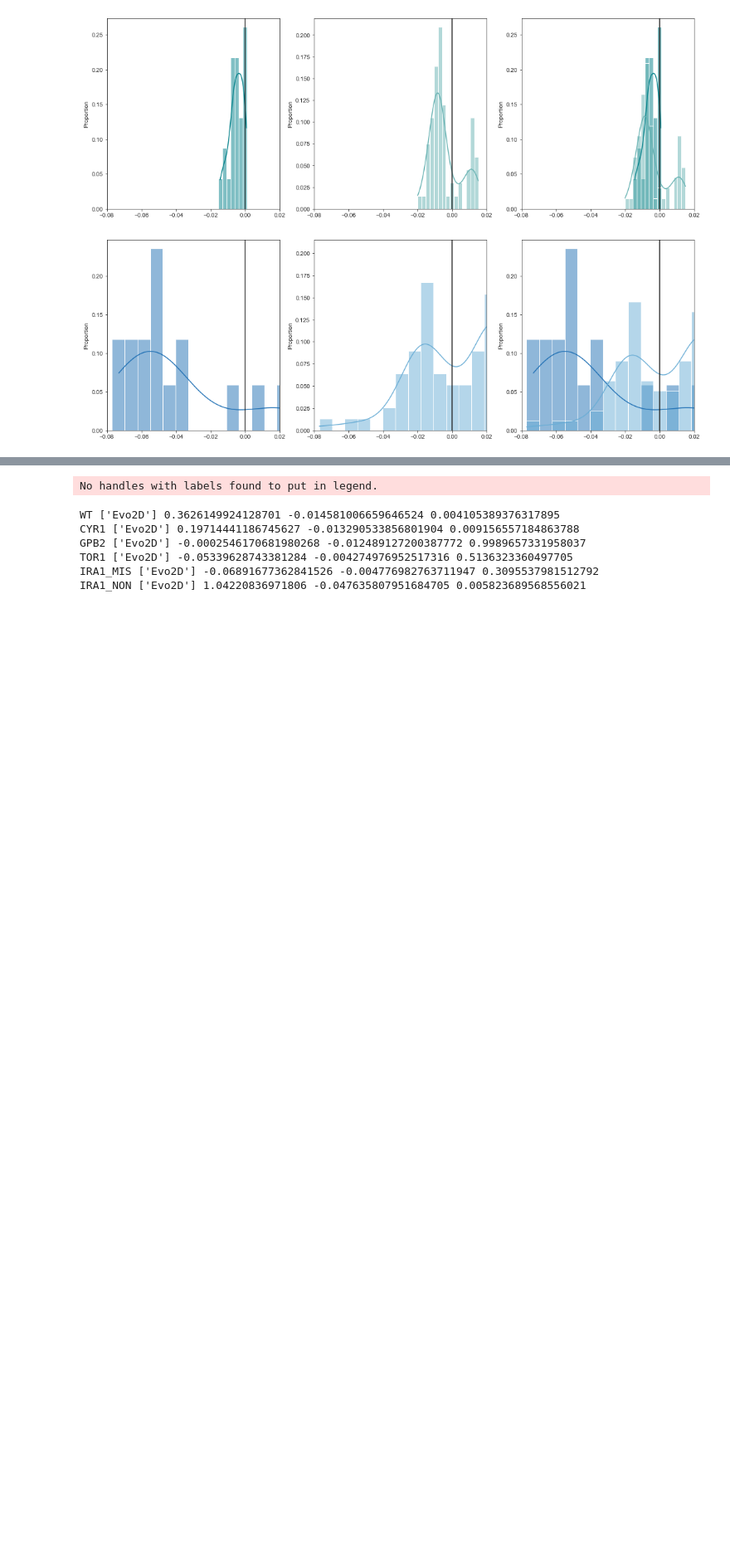
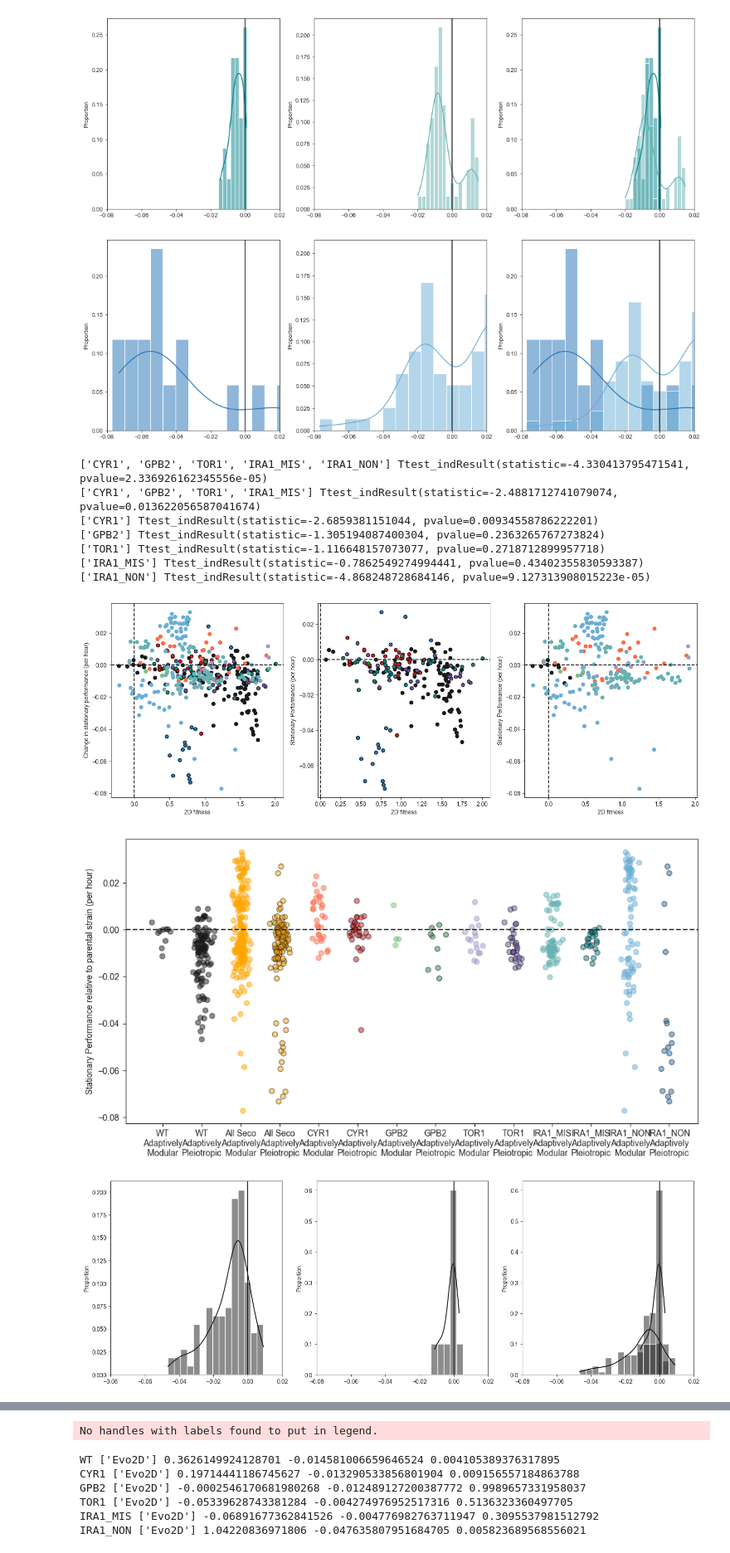
Before and after one commit to grantkinsler/EvolvingFront, a Jupyter notebook: code/analysis/2D fitness vs stationary performance.ipynb, the cells around one changed output, grey strips where cells are left out. Shown at 83% size. Drawn from its saved outputs; the diff is of its cells as text; code cells hidden in the pictures; blank space fills up the shorter version.

Commit message:
adjustments to tradeoff figures

```diff
--- a/code/analysis/2D fitness vs stationary performance.ipynb
+++ b/code/analysis/2D fitness vs stationary performance.ipynb
@@ -858,32 +855,43 @@ for a,anc  in enumerate(anc_list):
     anc_fig.savefig(f'{home_dir}/figures/analysis/stationary_effect/stationary_hists_{anc}.pdf',bbox_inches='tight')
 
 anc_labels = np.insert(anc_list,1,'All Second Step')
-dot_axs.set_xticks([a+c*0.5 for c,cl in enumerate(['Single\nImprovers','Adaptively\nPleiotropic']) for a,anc in enumerate(anc_labels) ])
-dot_axs.set_xticklabels([f'{anc}\n{cl}' for cl in ['Single\nImprovers','Adaptively\nPleiotropic'] for anc in anc_labels])
+dot_axs.set_xticks([a+c*0.5 for c,cl in enumerate(['Adaptively\nModular','Adaptively\nPleiotropic']) for a,anc in enumerate(anc_labels) ])
+dot_axs.set_xticklabels([f'{anc}\n{cl}' for cl in ['Adaptively\nModular','Adaptively\nPleiotropic'] for anc in anc_labels])
 
 # dot_axs.boxplot(all_seconds_slackers,positions=[1],showmeans=True)
 # dot_axs.boxplot(all_seconds_doubleimprovers,positions=[1.5],showmeans=True)
 
 
 axs[0].axhline(0,color='k',linestyle='--')
 axs[0].axvline(0,color='k',linestyle='--')
 axs[0].set_xlabel('2D fitness')
 axs[0].set_ylabel('Change in stationary performance (per hour)')
 
 
 axs[1].axhline(0,color='k',linestyle='--')
 axs[1].axvline(0,color='k',linestyle='--')
 axs[1].set_xlabel('2D fitness')
 axs[1].set_ylabel('Stationary Performance (per hour)')
 
 axs[2].axhline(0,color='k',linestyle='--')
 axs[2].axvline(0,color='k',linestyle='--')
 axs[2].set_xlabel('2D fitness')
 axs[2].set_ylabel('Stationary Performance (per hour)')
 
 dot_axs.axhline(0,color='k',linestyle='--')
 # axs[0].set_xlabel('2D fitness')
 dot_axs.set_ylabel('Stationary Performance relative to parental strain (per hour)')
 
 fig.savefig(f'{home_dir}/figures/analysis/stationary_effect/second_step_by_adaptive_pleiotropy.pdf',bbox_inches='tight')
 dot_fig.savefig(f'{home_dir}/figures/analysis/stationary_effect/second_step_by_adaptive_pleiotropy_dots.pdf',bbox_inches='tight')
+# %% [output]
+['CYR1', 'GPB2', 'TOR1', 'IRA1_MIS', 'IRA1_NON'] Ttest_indResult(statistic=-4.330413795471541, pvalue=2.336926162345556e-05)
+['CYR1', 'GPB2', 'TOR1', 'IRA1_MIS'] Ttest_indResult(statistic=-2.4881712741079074, pvalue=0.013622056587041674)
+['CYR1'] Ttest_indResult(statistic=-2.6859381151044, pvalue=0.00934558786222201)
+['GPB2'] Ttest_indResult(statistic=-1.305194087400304, pvalue=0.2363265767273824)
+['TOR1'] Ttest_indResult(statistic=-1.116648157073077, pvalue=0.2718712899957718)
+['IRA1_MIS'] Ttest_indResult(statistic=-0.7862549274994441, pvalue=0.43402355830593387)
+['IRA1_NON'] Ttest_indResult(statistic=-4.868248728684146, pvalue=9.127313908015223e-05)
+[figure, added]
+[figure, added]
+[figure, added]
```
Also changed, not shown: parts of 3 cells of this notebook, 28 other files.
